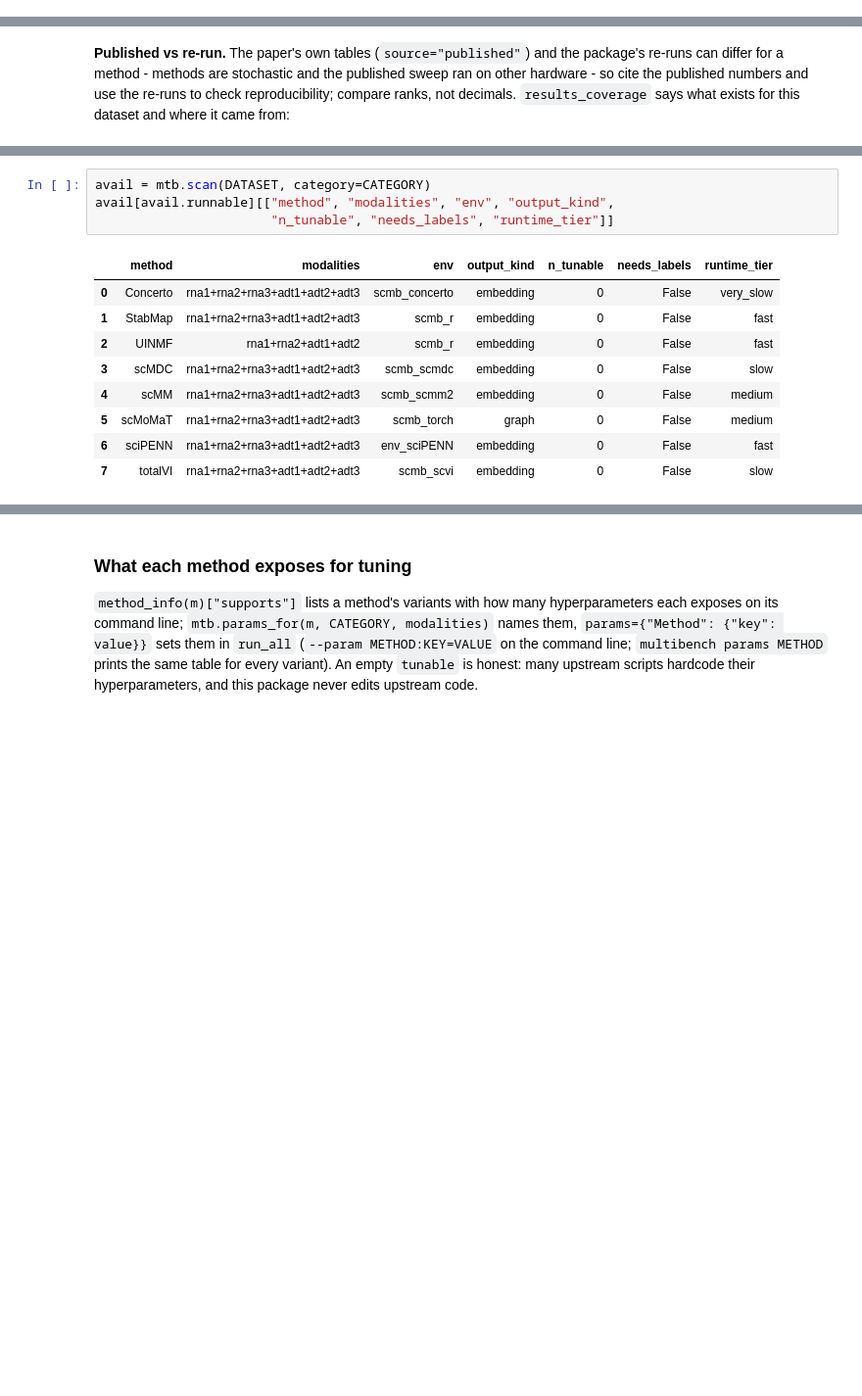
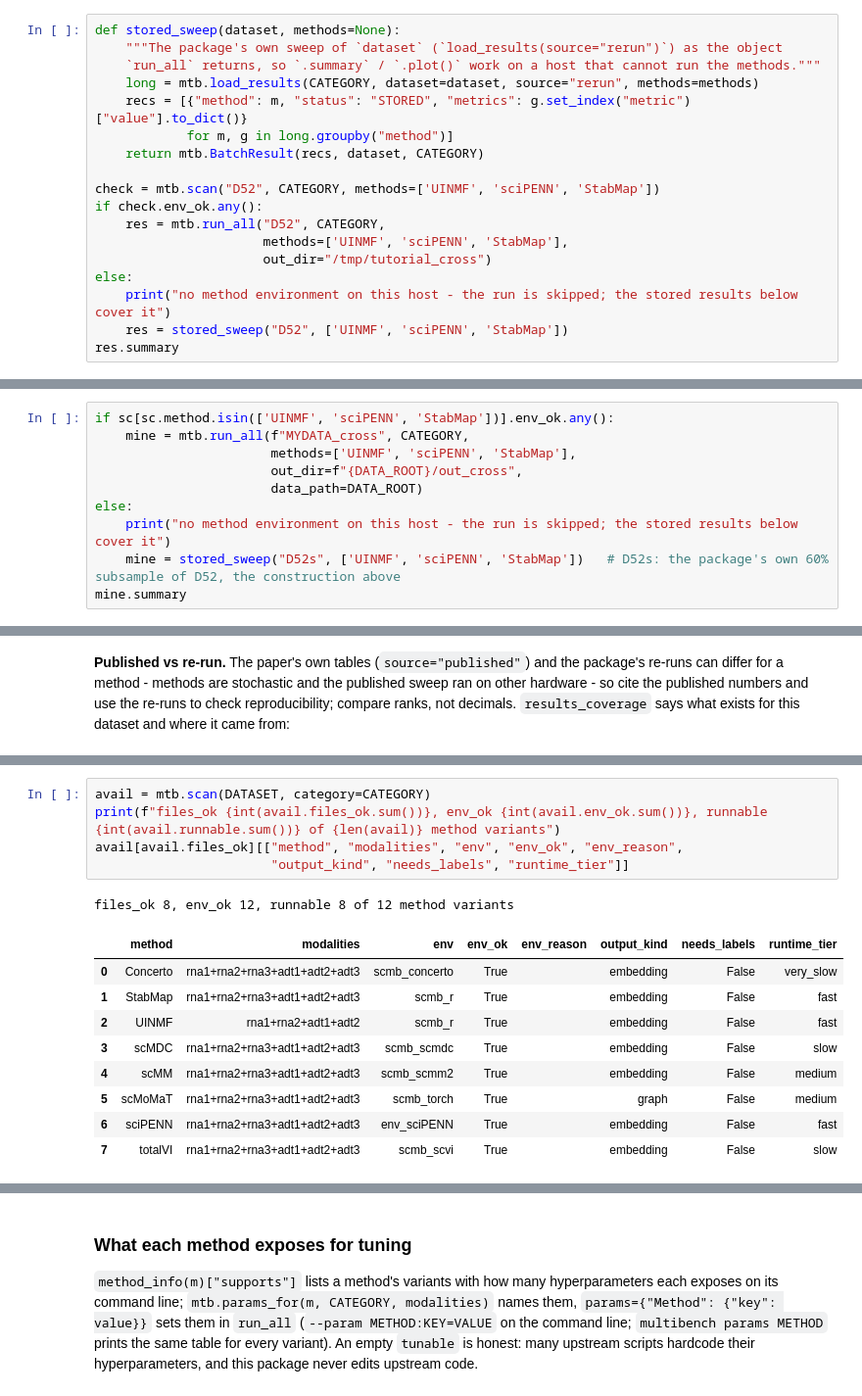
Before and after one commit to DSichang/scMultiBench, a Jupyter notebook: tutorials/cross/cross.ipynb, the cells around one changed output, grey strips where cells are left out. Shown at 98% size. Cells and saved outputs as stored; diff of their text form; blank space fills up the shorter version.

```diff
--- a/tutorials/cross/cross.ipynb
+++ b/tutorials/cross/cross.ipynb
@@ -114,0 +121,18 @@ res.summary
+# %%
+def stored_sweep(dataset, methods=None):
+    """The package's own sweep of `dataset` (`load_results(source="rerun")`) as the object
+    `run_all` returns, so `.summary` / `.plot()` work on a host that cannot run the methods."""
+    long = mtb.load_results(CATEGORY, dataset=dataset, source="rerun", methods=methods)
+    recs = [{"method": m, "status": "STORED", "metrics": g.set_index("metric")["value"].to_dict()}
+            for m, g in long.groupby("method")]
+    return mtb.BatchResult(recs, dataset, CATEGORY)
+
+check = mtb.scan("D52", CATEGORY, methods=['UINMF', 'sciPENN', 'StabMap'])
+if check.env_ok.any():
+    res = mtb.run_all("D52", CATEGORY,
+                      methods=['UINMF', 'sciPENN', 'StabMap'],
+                      out_dir="/tmp/tutorial_cross")
+else:
+    print("no method environment on this host - the run is skipped; the stored results below cover it")
+    res = stored_sweep("D52", ['UINMF', 'sciPENN', 'StabMap'])
+res.summary
@@ -297,0 +319,10 @@ mine.summary
+# %%
+if sc[sc.method.isin(['UINMF', 'sciPENN', 'StabMap'])].env_ok.any():
+    mine = mtb.run_all(f"MYDATA_cross", CATEGORY,
+                       methods=['UINMF', 'sciPENN', 'StabMap'],
+                       out_dir=f"{DATA_ROOT}/out_cross",
+                       data_path=DATA_ROOT)
+else:
+    print("no method environment on this host - the run is skipped; the stored results below cover it")
+    mine = stored_sweep("D52s", ['UINMF', 'sciPENN', 'StabMap'])   # D52s: the package's own 60% subsample of D52, the construction above
+mine.summary
@@ -377,15 +420,17 @@ scheduler job.
 # %%
 avail = mtb.scan(DATASET, category=CATEGORY)
-avail[avail.runnable][["method", "modalities", "env", "output_kind",
-                       "n_tunable", "needs_labels", "runtime_tier"]]
+print(f"files_ok {int(avail.files_ok.sum())}, env_ok {int(avail.env_ok.sum())}, runnable {int(avail.runnable.sum())} of {len(avail)} method variants")
+avail[avail.files_ok][["method", "modalities", "env", "env_ok", "env_reason",
+                       "output_kind", "needs_labels", "runtime_tier"]]
 # %% [output]
+files_ok 8, env_ok 12, runnable 8 of 12 method variants
-|  | method | modalities | env | output_kind | n_tunable | needs_labels | runtime_tier |
-| 0 | Concerto | rna1+rna2+rna3+adt1+adt2+adt3 | scmb_concerto | embedding | 0 | False | very_slow |
-| 1 | StabMap | rna1+rna2+rna3+adt1+adt2+adt3 | scmb_r | embedding | 0 | False | fast |
-| 2 | UINMF | rna1+rna2+adt1+adt2 | scmb_r | embedding | 0 | False | fast |
-| 3 | scMDC | rna1+rna2+rna3+adt1+adt2+adt3 | scmb_scmdc | embedding | 0 | False | slow |
-| 4 | scMM | rna1+rna2+rna3+adt1+adt2+adt3 | scmb_scmm2 | embedding | 0 | False | medium |
-| 5 | scMoMaT | rna1+rna2+rna3+adt1+adt2+adt3 | scmb_torch | graph | 0 | False | medium |
-| 6 | sciPENN | rna1+rna2+rna3+adt1+adt2+adt3 | env_sciPENN | embedding | 0 | False | fast |
-| 7 | totalVI | rna1+rna2+rna3+adt1+adt2+adt3 | scmb_scvi | embedding | 0 | False | slow |
+|  | method | modalities | env | env_ok | env_reason | output_kind | needs_labels | runtime_tier |
+| 0 | Concerto | rna1+rna2+rna3+adt1+adt2+adt3 | scmb_concerto | True |  | embedding | False | very_slow |
+| 1 | StabMap | rna1+rna2+rna3+adt1+adt2+adt3 | scmb_r | True |  | embedding | False | fast |
+| 2 | UINMF | rna1+rna2+adt1+adt2 | scmb_r | True |  | embedding | False | fast |
+| 3 | scMDC | rna1+rna2+rna3+adt1+adt2+adt3 | scmb_scmdc | True |  | embedding | False | slow |
+| 4 | scMM | rna1+rna2+rna3+adt1+adt2+adt3 | scmb_scmm2 | True |  | embedding | False | medium |
+| 5 | scMoMaT | rna1+rna2+rna3+adt1+adt2+adt3 | scmb_torch | True |  | graph | False | medium |
+| 6 | sciPENN | rna1+rna2+rna3+adt1+adt2+adt3 | env_sciPENN | True |  | embedding | False | fast |
+| 7 | totalVI | rna1+rna2+rna3+adt1+adt2+adt3 | scmb_scvi | True |  | embedding | False | slow |
 # %%
```
Also changed, not shown: parts of 26 cells of this notebook, 17 other files.
